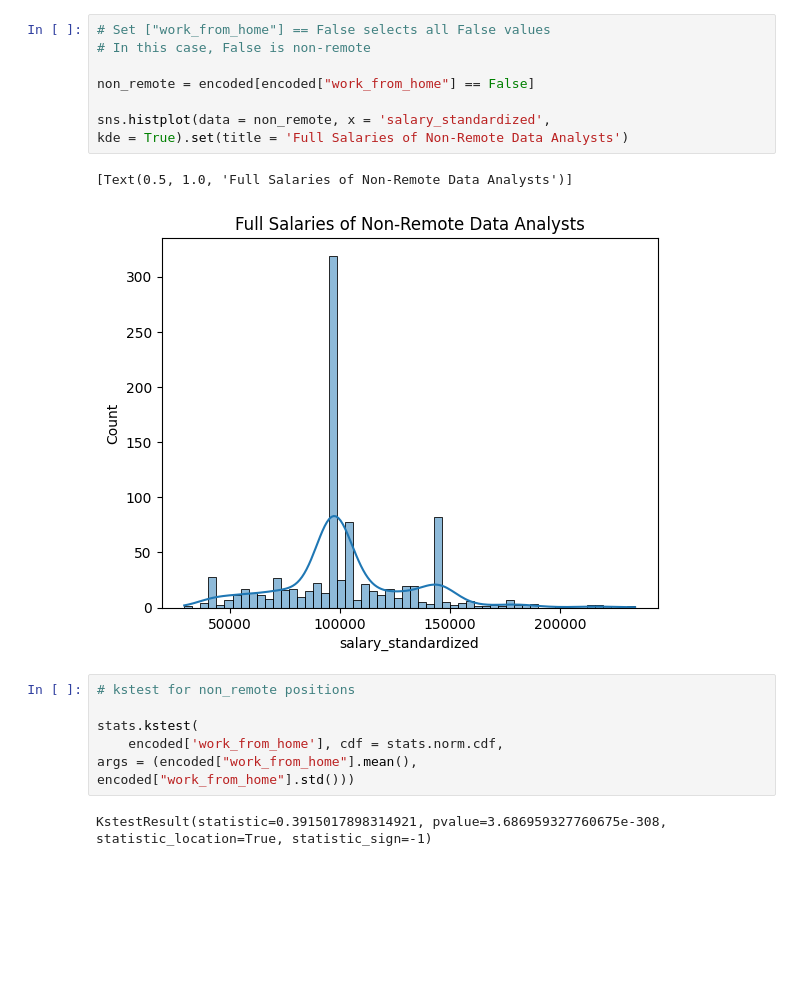
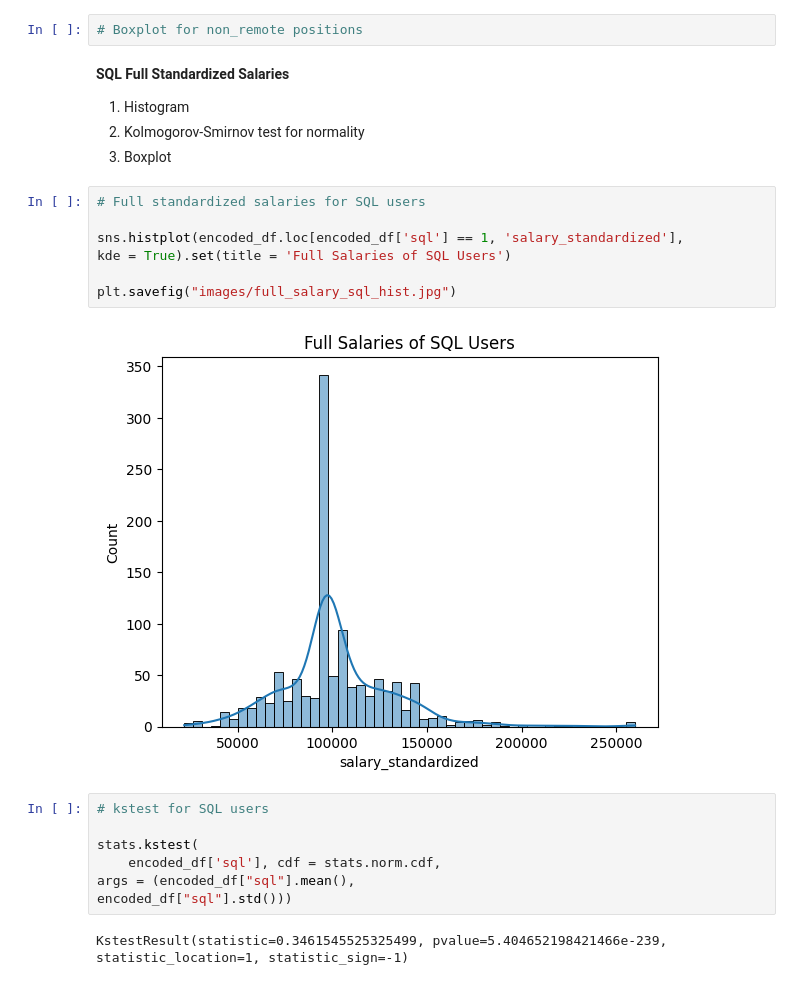
Before and after one commit to TechMikeSol/Job-Statistics, a Jupyter notebook: eda.ipynb, the cells around one changed output. Saved outputs shown, nothing was run; the diff lists cells and outputs as text; blank space fills up the shorter version.

```diff
--- a/eda.ipynb
+++ b/eda.ipynb
@@ -69,22 +116,27 @@ encoded["work_from_home"].std()))
 # %% [output]
 KstestResult(statistic=0.3915017898314921, pvalue=3.686959327760675e-308, statistic_location=True, statistic_sign=-1)
-# %%
-# Set ["work_from_home"] == False selects all False values
-# In this case, False is non-remote
-
-non_remote = encoded[encoded["work_from_home"] == False]
-
-sns.histplot(data = non_remote, x = 'salary_standardized',
-kde = True).set(title = 'Full Salaries of Non-Remote Data Analysts')
-# %% [output]
-[Text(0.5, 1.0, 'Full Salaries of Non-Remote Data Analysts')]
-[figure, removed]
+# %%
+# Boxplot for non_remote positions
+# %% [markdown]
+**SQL Full Standardized Salaries**
+1. Histogram
+2. Kolmogorov-Smirnov test for normality
+3. Boxplot
+# %%
+# Full standardized salaries for SQL users
+
+sns.histplot(encoded_df.loc[encoded_df['sql'] == 1, 'salary_standardized'],
+kde = True).set(title = 'Full Salaries of SQL Users')
+
+plt.savefig("images/full_salary_sql_hist.jpg")
+# %% [output]
+[figure, added]
 # %%
-# kstest for non_remote positions
+# kstest for SQL users
 
 stats.kstest(
-    encoded['work_from_home'], cdf = stats.norm.cdf,
-args = (encoded["work_from_home"].mean(),
-encoded["work_from_home"].std()))
+    encoded_df['sql'], cdf = stats.norm.cdf,
+args = (encoded_df["sql"].mean(),
+encoded_df["sql"].std()))
 # %% [output]
-KstestResult(statistic=0.3915017898314921, pvalue=3.686959327760675e-308, statistic_location=True, statistic_sign=-1)
+KstestResult(statistic=0.3461545525325499, pvalue=5.404652198421466e-239, statistic_location=1, statistic_sign=-1)
```
Also changed, not shown: parts of 27 cells of this notebook.
